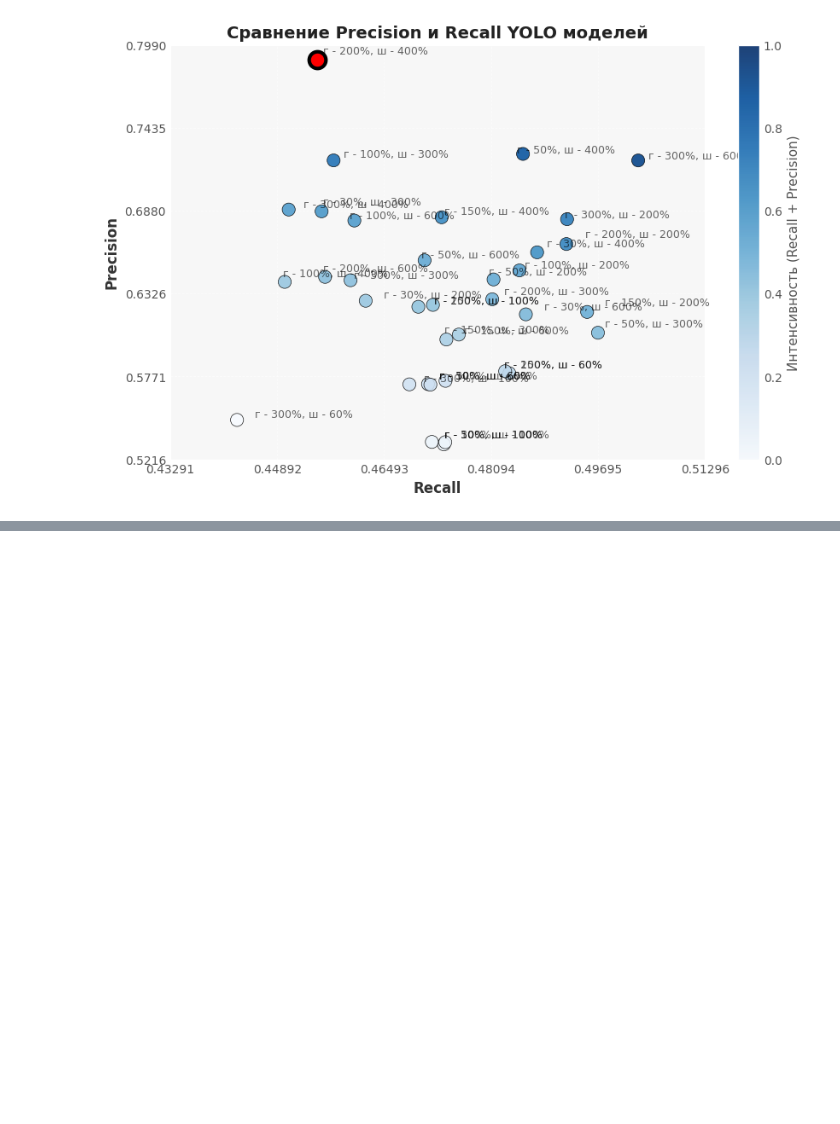
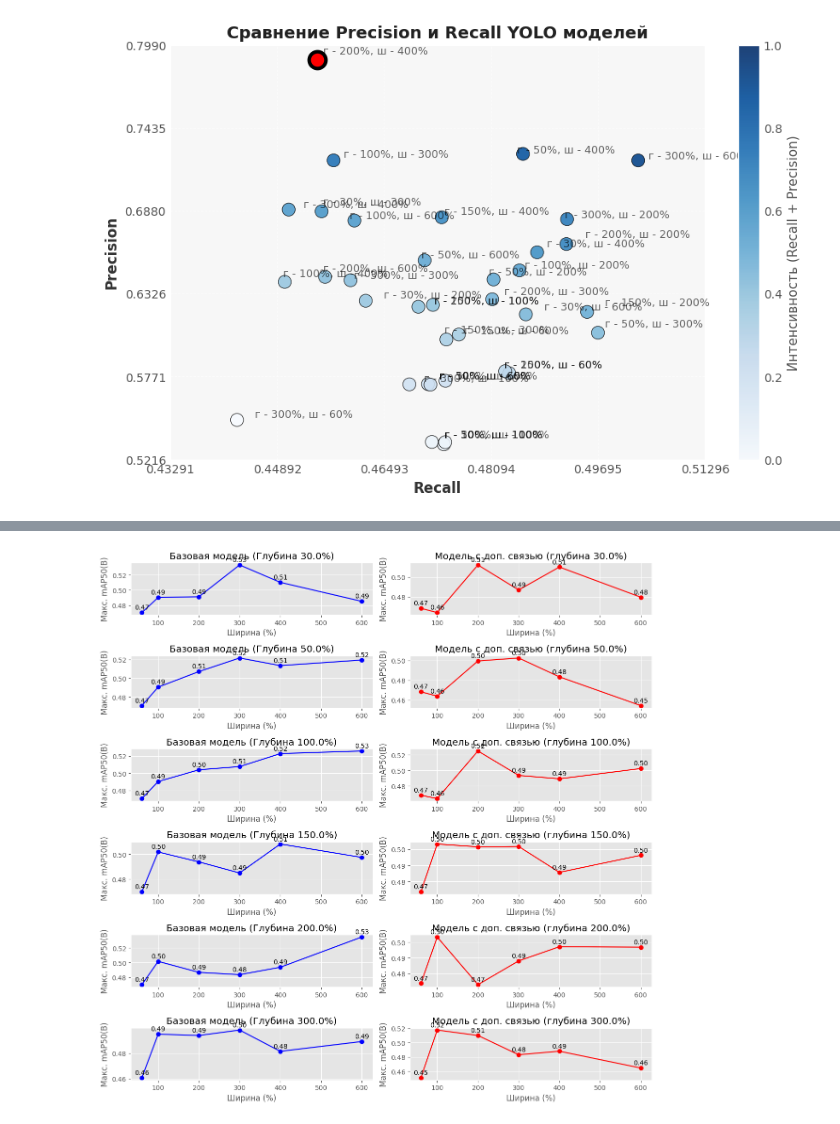
Before and after one commit to MikhailKuzm/pits_detection, a Jupyter notebook: results/count_tesults.ipynb, the cells around one changed output, grey strips where cells are left out. Drawn from its saved outputs; the diff is of its cells as text; code cells hidden in the pictures; blank space fills up the shorter version.

```diff
--- a/results/count_tesults.ipynb
+++ b/results/count_tesults.ipynb
@@ -407,0 +507,98 @@ evaluate_models(logs_dir)
+# %%
+import os
+import re
+import pandas as pd
+import numpy as np
+import matplotlib.pyplot as plt
+from collections import defaultdict
+
+def extract_model_size(folder_name):
+    """Извлекает параметры depth и width из названия папки в формате [depth_xx-width_xx] и переводит в проценты относительно базового размера"""
+    match = re.search(r"\[depth_(\d+\.\d+)-width_(\d+\.\d+)\]", folder_name)
+    if match:
+        depth = float(match.group(1))/0.5 * 100
+        width = float(match.group(2))/0.25 * 100
+        return depth, width
+    return None, None
+
+def get_max_mAP(csv_path):
+    """Извлекает максимальное значение metrics/mAP50(B) из results.csv"""
+    try:
+        df = pd.read_csv(csv_path)
+        max_map = df["metrics/mAP50(B)"].max()
+        return max_map
+    except Exception as e:
+        print(f"Ошибка при обработке {csv_path}: {e}")
+        return None
+
+def gather_data(logs_dir, extra=False):
+    """Собирает данные для построения графика для моделей (с/без 'extra')"""
+    model_data = defaultdict(list)
+    # Стиль графика
+    plt.style.use("ggplot")
+    for folder in sorted(os.listdir(logs_dir)):
+        folder_path = os.path.join(logs_dir, folder)
+        if not os.path.isdir(folder_path):
+            continue
+
+        if extra and not folder.startswith("extra_"):
+            continue
+        if not extra and folder.startswith("extra_"):
+            continue
+
+        # Извлекаем параметры модели
+        depth, width = extract_model_size(folder)
+        if depth is None or width is None:
+            continue
+
+        # Путь до файла results.csv
+        csv_path = os.path.join(folder_path, "results.csv")
+        max_map = get_max_mAP(csv_path)
+        if max_map is not None:
+            model_data[depth].append((width, max_map))
+
+    return model_data
+
+# Получаем данные для всех моделей и для моделей с 'extra_'
+logs_dir = "/home/user/master_degree/pits_detection/detection/logs/yolo11"
+base_data = gather_data(logs_dir, extra=False)
+extra_data = gather_data(logs_dir, extra=True)
+
+# Определяем количество уникальных значений глубины (depth) для построения графиков
+num_depths = len(base_data)
+
+# Построение графиков
+fig, ax = plt.subplots(num_depths, 2, figsize=(12, 12))
+
+# Графики для базовых моделей
+for i, (depth, data) in enumerate(base_data.items()):
+    widths = [d[0] for d in data]
+    maps = [d[1] for d in data]
+
+    ax[i, 0].plot(widths, maps, 'bo-', label=f'Глубина {depth}%')
+    for x, y in zip(widths, maps):
+        ax[i, 0].annotate(f'{y:.2f}', (x, y), textcoords="offset points", xytext=(0,5), ha='center')
+    ax[i, 0].set_title(f'Базовая модель (Глубина {depth}%)')
+    ax[i, 0].set_xlabel('Ширина (%)')
+    ax[i, 0].set_ylabel('Макс. mAP50(B)')
+    ax[i, 0].grid(True)
+
+# Графики для моделей с "extra_"
+for i, (depth, data) in enumerate(extra_data.items()):
+    widths = [d[0] for d in data]
+    maps = [d[1] for d in data]
+
+    ax[i, 1].plot(widths, maps, 'ro-', label=f'Depth {depth}%')
+    for x, y in zip(widths, maps):
+        ax[i, 1].annotate(f'{y:.2f}', (x, y), textcoords="offset points", xytext=(0,5), ha='center')
+    ax[i, 1].set_title(f'Модель с доп. связью (глубина {depth}%)')
+    ax[i, 1].set_xlabel('Ширина (%)')
+    ax[i, 1].set_ylabel('Макс. mAP50(B)')
+    ax[i, 1].grid(True)
+
+# Отображаем график
+
+plt.tight_layout()
+plt.show()
+# %% [output]
+[figure, added]
```
Also changed, not shown: parts of 10 cells of this notebook, 1 other file.
